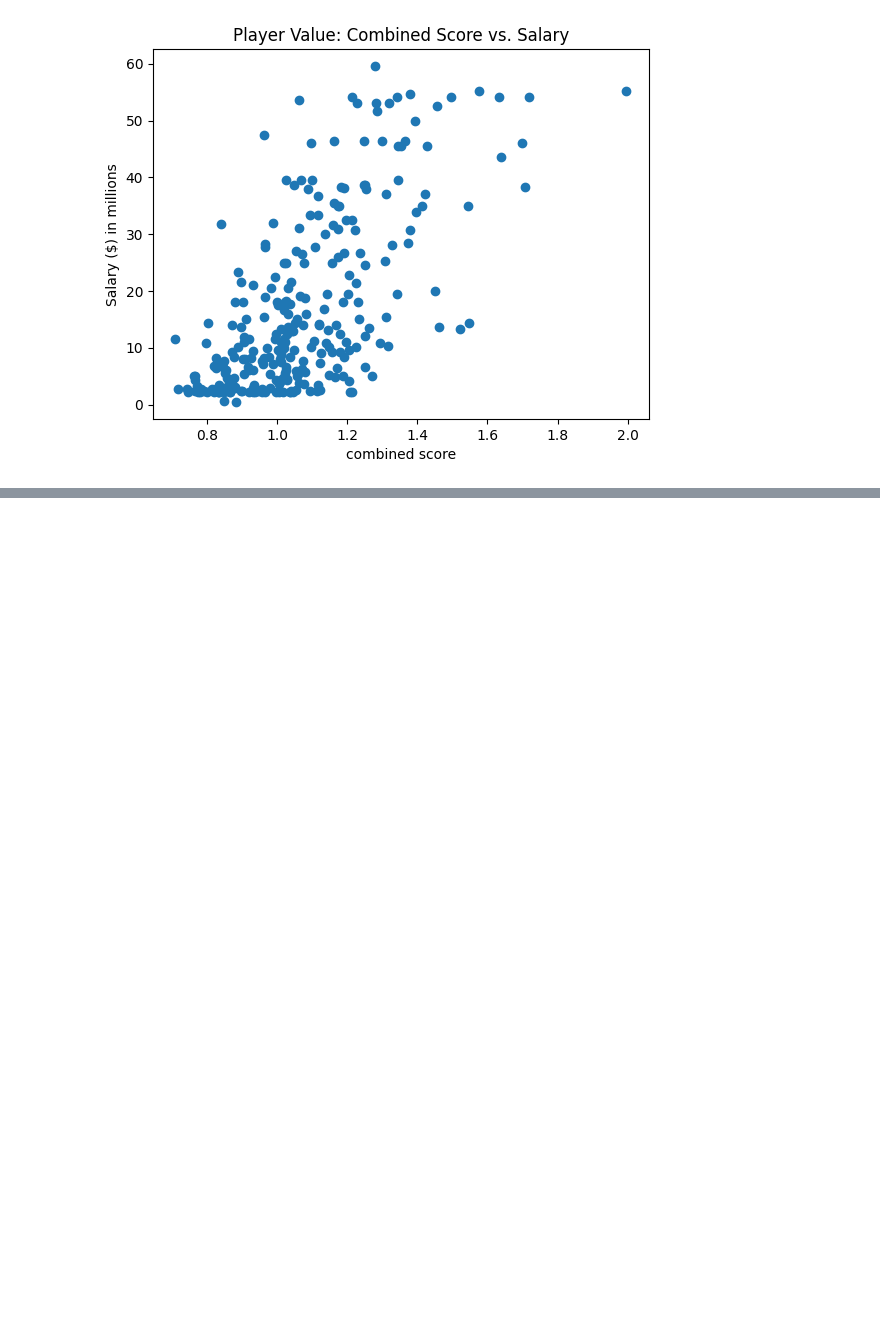
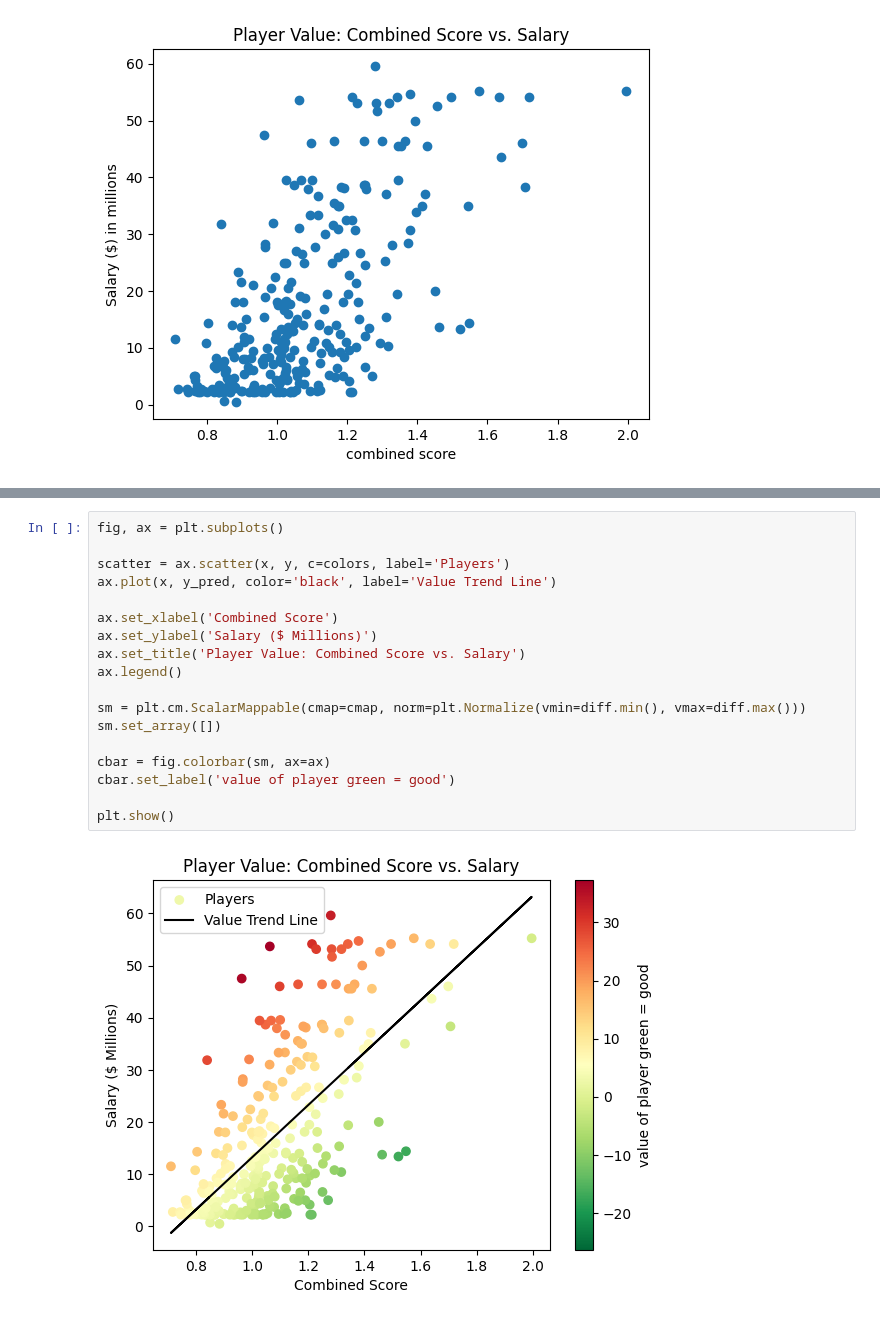
Before and after one commit to GeordieJones/Extra_Practice, a Jupyter notebook: basketball_data_filtering/data_filter.ipynb, the cells around one changed output, grey strips where cells are left out. Drawn from its saved outputs; the diff is of its cells as text; blank space fills up the shorter version.

```diff
--- a/basketball_data_filtering/data_filter.ipynb
+++ b/basketball_data_filtering/data_filter.ipynb
@@ -204,0 +224,20 @@ plt.show()
+# %%
+fig, ax = plt.subplots()
+
+scatter = ax.scatter(x, y, c=colors, label='Players')
+ax.plot(x, y_pred, color='black', label='Value Trend Line')
+
+ax.set_xlabel('Combined Score')
+ax.set_ylabel('Salary ($ Millions)')
+ax.set_title('Player Value: Combined Score vs. Salary')
+ax.legend()
+
+sm = plt.cm.ScalarMappable(cmap=cmap, norm=plt.Normalize(vmin=diff.min(), vmax=diff.max()))
+sm.set_array([])
+
+cbar = fig.colorbar(sm, ax=ax)
+cbar.set_label('value of player green = good')
+
+plt.show()
+# %% [output]
+[figure, added]
```
Also changed, not shown: parts of 1 cell of this notebook.
